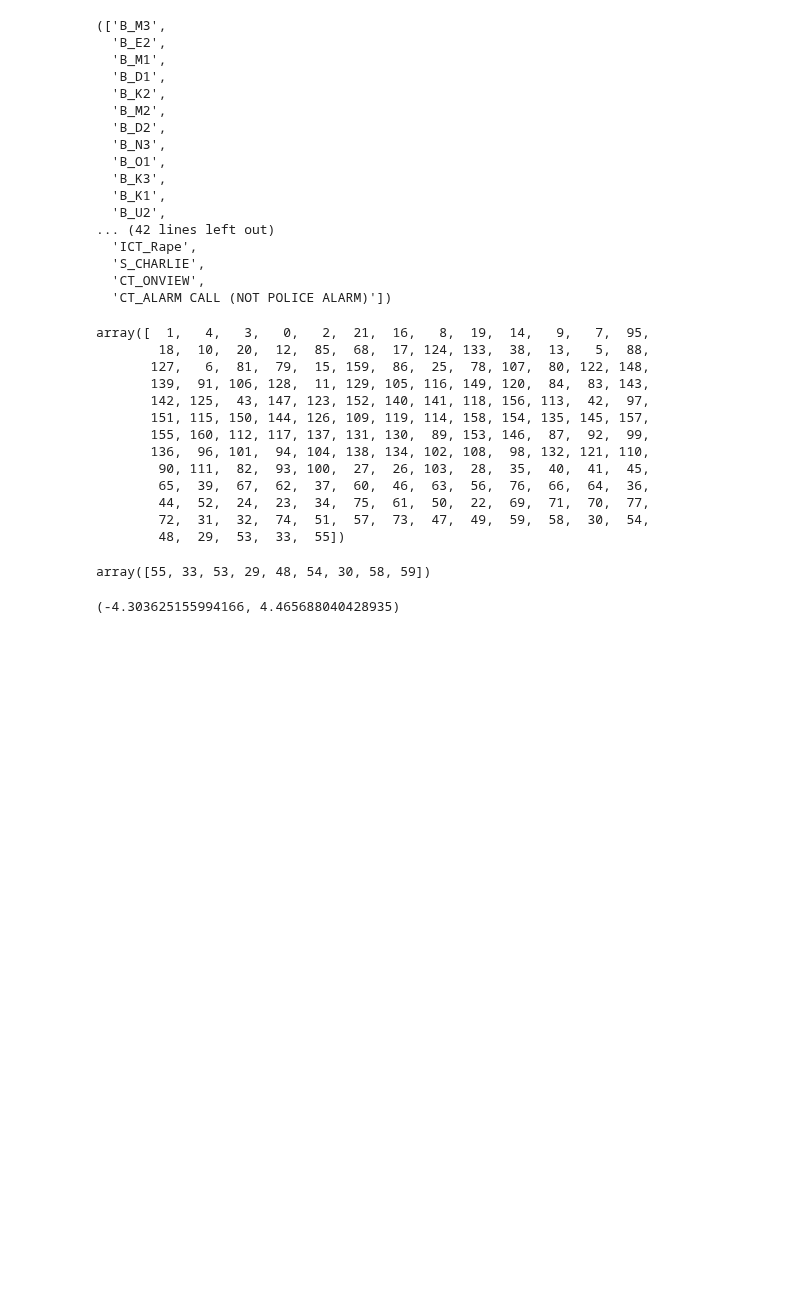
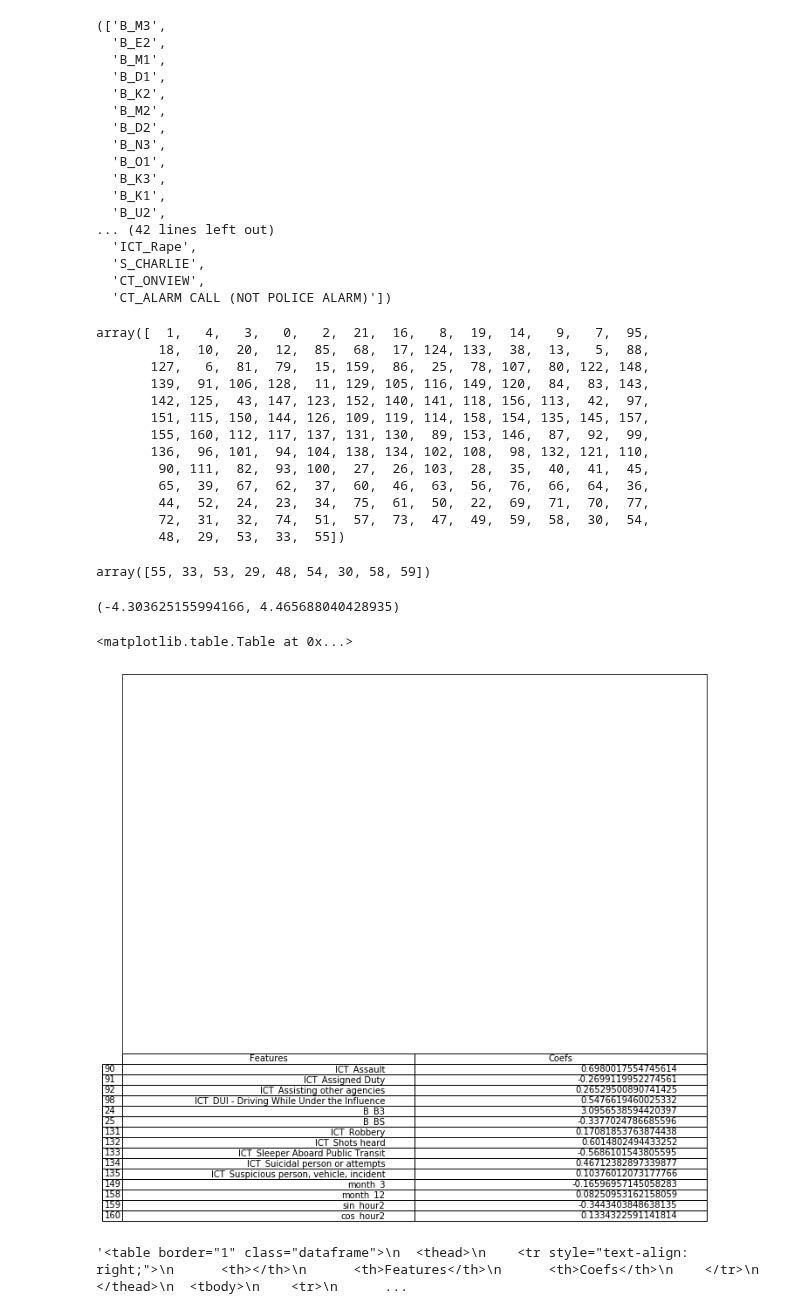
Before and after one commit to SarahMBurgart/use-of-force, a Jupyter notebook: Modeling.ipynb, the cells around one changed output. Drawn from its saved outputs; the diff is of its cells as text; code cells hidden in the pictures; blank space fills up the shorter version.

```diff
--- a/Modeling.ipynb
+++ b/Modeling.ipynb
@@ -1580,0 +1596,7 @@ bX_cols = X.columns
+# %%
+bX_cols = X.columns
+cf = pd.DataFrame(list(bX_cols), columns=["Features"])
+cf["Coefs"] = lrbimod.coef_[0]
+print("Initial Call Types, percent more likely to be predicted as some use of force")
+print(cf.iloc[[90,91,92,98,24,25,131, 132,133,134,135,149, 158,159,160],:])
+cf.iloc[110:160,:]
@@ -1581,3 +1638,5 @@ bX_cols = X.columns
+# %%
+coo = pd.DataFrame(cf.iloc[[90,91,92,98,24,25,131, 132,133,134,135,149, 158,159,160],:])
 # %%
 list(bX_cols[big_coeffs]), list(bX_cols[neg_coeffs])
 # %% [output]
@@ -1624,0 +1686,13 @@ lrbimod.coef_[0][1], lrbimod.coef_[0][55]
+# %%
+
+
+fig,ax = plt.subplots(1,1,figsize=(12,8)) # no visible frame
+ax.xaxis.set_visible(False)  # hide the x axis
+ax.yaxis.set_visible(False)  # hide the y axis
+
+table(ax, coo)  # where df is your data frame
+
+#plt.savefig('mytable.png')
+# %% [output]
+<matplotlib.table.Table at 0x...>
+[figure, added]
@@ -1624,0 +1704,4 @@ lrbimod.coef_[0][1], lrbimod.coef_[0][55]
+# %%
+ch
+# %% [output]
+'<table border="1" class="dataframe">\n  <thead>\n    <tr style="text-align: right;">\n      <th></th>\n      <th>Features</th>\n      <th>Coefs</th>\n    </tr>\n  </thead>\n  <tbody>\n    <tr>\n      ...
```
Also changed, not shown: parts of 13 cells of this notebook, 12 other files.
